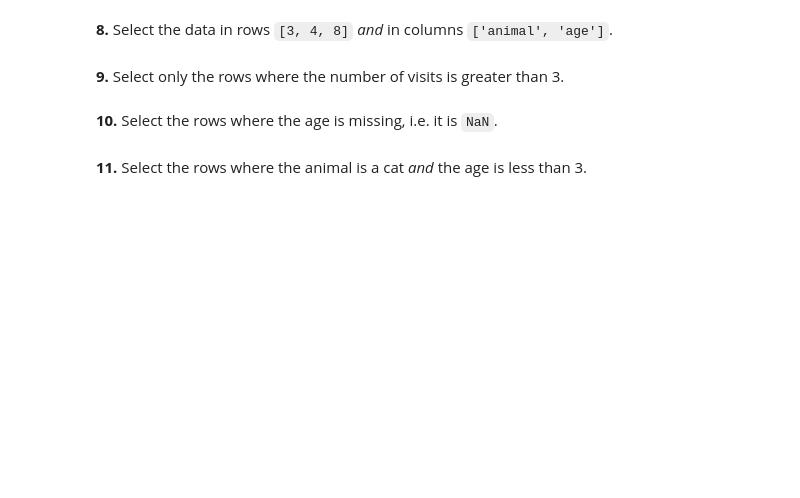
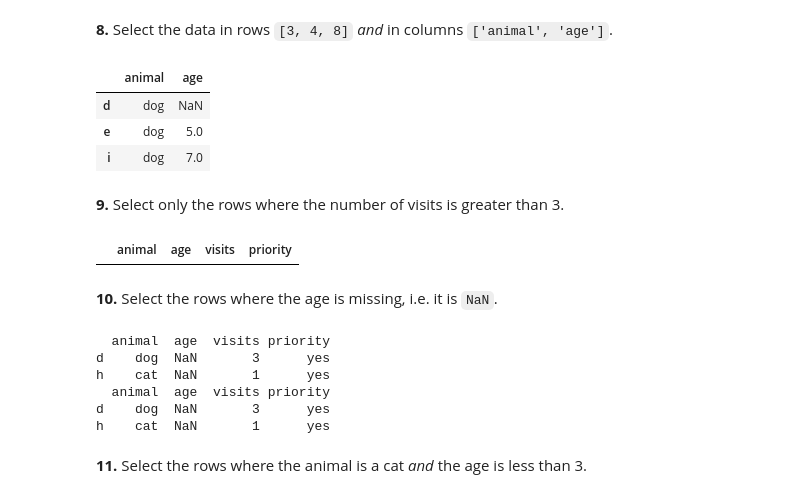
Before and after one commit to Ho-Long-Choi/100-pandas-puzzles, a Jupyter notebook: 100-pandas-puzzles.ipynb, the cells around one changed output. Saved outputs shown, nothing was run; the diff lists cells and outputs as text; code cells hidden in the pictures; blank space fills up the shorter version.

```diff
--- a/100-pandas-puzzles.ipynb
+++ b/100-pandas-puzzles.ipynb
@@ -102,8 +172,29 @@ df = # (complete this line of code)
 # %% [markdown]
 **8.** Select the data in rows `[3, 4, 8]` *and* in columns `['animal', 'age']`.
+# %%
+df[["animal", "age"]].iloc[[3, 4, 8]]
+# %% [output]
+|  | animal | age |
+| d | dog | NaN |
+| e | dog | 5.0 |
+| i | dog | 7.0 |
 # %% [markdown]
 **9.** Select only the rows where the number of visits is greater than 3.
+# %%
+df[df["visits"] > 3]
+# %% [output]
+|  | animal | age | visits | priority |
 # %% [markdown]
 **10.** Select the rows where the age is missing, i.e. it is `NaN`.
+# %%
+print(df[df["age"].isnull()])
+print(df[df["age"].isna()])
+# %% [output]
+  animal  age  visits priority
+d    dog  NaN       3      yes
+h    cat  NaN       1      yes
+  animal  age  visits priority
+d    dog  NaN       3      yes
+h    cat  NaN       1      yes
 # %% [markdown]
 **11.** Select the rows where the animal is a cat *and* the age is less than 3.
```
Also changed, not shown: parts of 9 cells of this notebook.
